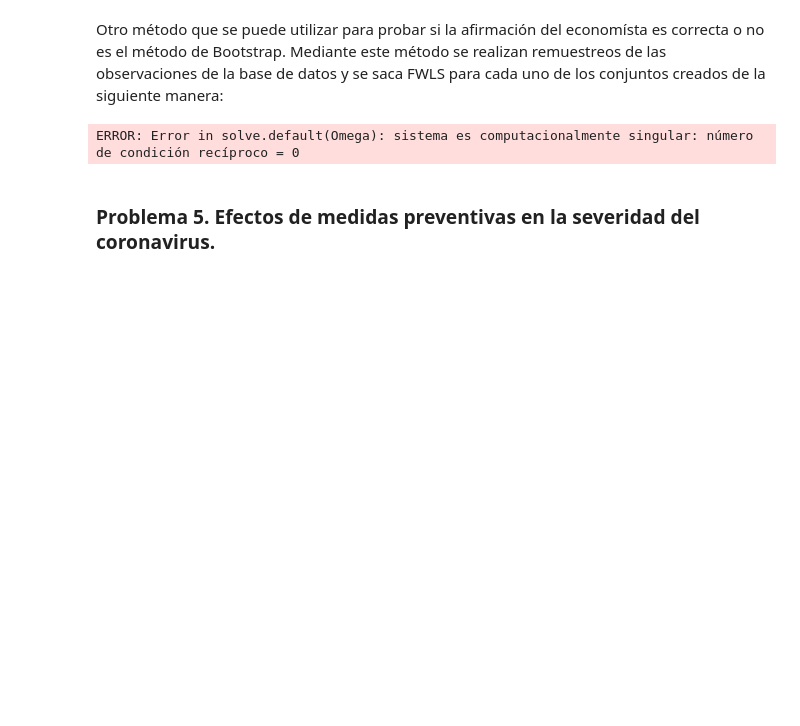
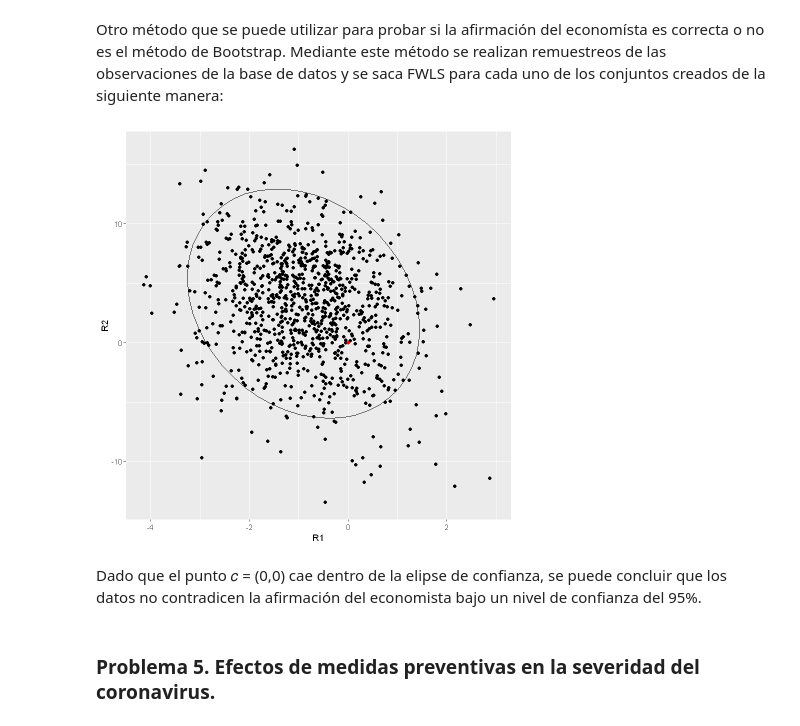
Before and after one commit to MantiMantilla/MEL-2022-2, a Jupyter notebook: Tareas/Tarea 3/Tarea 3.ipynb, the cells around one changed output. Drawn from its saved outputs; the diff is of its cells as text; code cells hidden in the pictures; blank space fills up the shorter version.

Commit message:
Punto 4 Listo

```diff
--- a/Tareas/Tarea 3/Tarea 3.ipynb
+++ b/Tareas/Tarea 3/Tarea 3.ipynb
@@ -920,0 +1020,5 @@ F-statistic:    33 on 4 and 59 DF,  p-value: 1.901e-14
+# %%
+# Datos outliers
+t <- Res*sqrt((n-p-1)/(sum((y-predict(Reg))^2)*(1-leve)-Res^2))
+max(t)
+qt(0.95,n-p-1)
@@ -1243,30 +1395,28 @@ A matrix: 1 × 1 of type dbl
 Como se puede observar el valor del estadístico de prueba es $EP = 4.6116$ y el $w_{cr}=5.9915$ y el $p-value =0,0997$. Cómo el $EP<w_{cr}$ y p-value>5% entonces se puede concluir, bajo un nivel de confianza del 95% que no se rechaza la $H_0$, por lo cual no hay suficiente evidencia estadística para rechazar la afirmación del economista.
 # %% [markdown]
 Otro método que se puede utilizar para probar si la afirmación del economísta es correcta o no es el método de Bootstrap. Mediante este método se realizan remuestreos de las observaciones de la base de datos y se saca FWLS para cada uno de los conjuntos creados de la siguiente manera:
-# %%
-#Bootstrap
-
-X=cbind(rep(1,length(precio)),precio, consumo, publicidad, competencia)
-Omega=diag(c(exp(predict(modelobp))))
-solve(Omega)
-z=solve(Omega)
-z
-b_Boot = matrix(rep(0,5*1000),ncol = 5)
-for(i in 1:1000){
-  id = sample(seq(1:64),64,replace = T)
-  xs = X[id,]
-  ys = y[id]
-  beta_R=solve(t(xs)%*%solve(Omega)%*%xs)%*%(t(xs)%*%solve(Omega)%*%ys)
-  b_Boot[i,]=beta_R
-}
-
-library(ggplot2)
-R1 = b_Boot[,2]+b_Boot[,5]
-R2 = b_Boot[,3]+4*b_Boot[,4]
-HE = data.frame(R1,R2)
-ggplot(HE, aes(R1,R2))+geom_point()+stat_ellipse()+geom_point(aes(0,0), col="red")
-# %% [output]
-ERROR: Error in solve.default(Omega): sistema es computacionalmente singular: número de condición recíproco = 0
+# %%
+##Bootstrap
+nn <- 1000
+B_Boot <- matrix(rep(0,nn * 5),ncol = 5)
+
+for(i in 1:1000){
+  id <- sample(seq(1:64),64,replace = T)
+  xs <- X[id,]
+  ys <- y[id]
+  beta_R <-solve(t(xs)%*%solve(Omega)%*%xs)%*%(t(xs)%*%solve(Omega)%*%ys)
+  B_Boot[i,] <-beta_R
+}
+
+library(ggplot2)
+R1 <- B_Boot[,2] + B_Boot[,5]
+R2 <- B_Boot[,3] + 4 * B_Boot[,4]
+HE <- data.frame(R1,R2)
+ggplot(HE, aes(R1,R2))+geom_point()+stat_ellipse()+geom_point(aes(0,0), col="red")
+# %% [output]
+[figure, added]
+# %% [markdown]
+Dado que el punto 𝑐 = (0,0) cae dentro de la elipse de confianza, se puede concluir que los datos no contradicen la afirmación del economista bajo un nivel de confianza del 95%.
 # %% [markdown]
 ### Problema 5. Efectos de medidas preventivas en la severidad del coronavirus.
 # %% [markdown]
```
Also changed, not shown: parts of 47 cells of this notebook.
